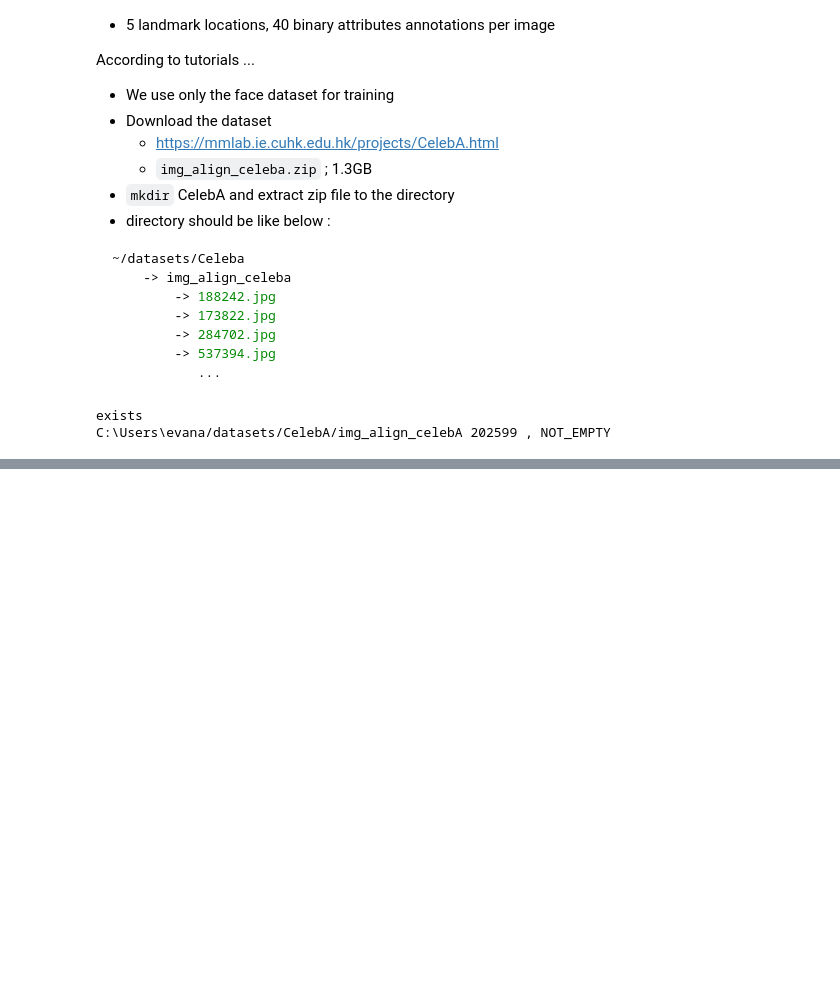
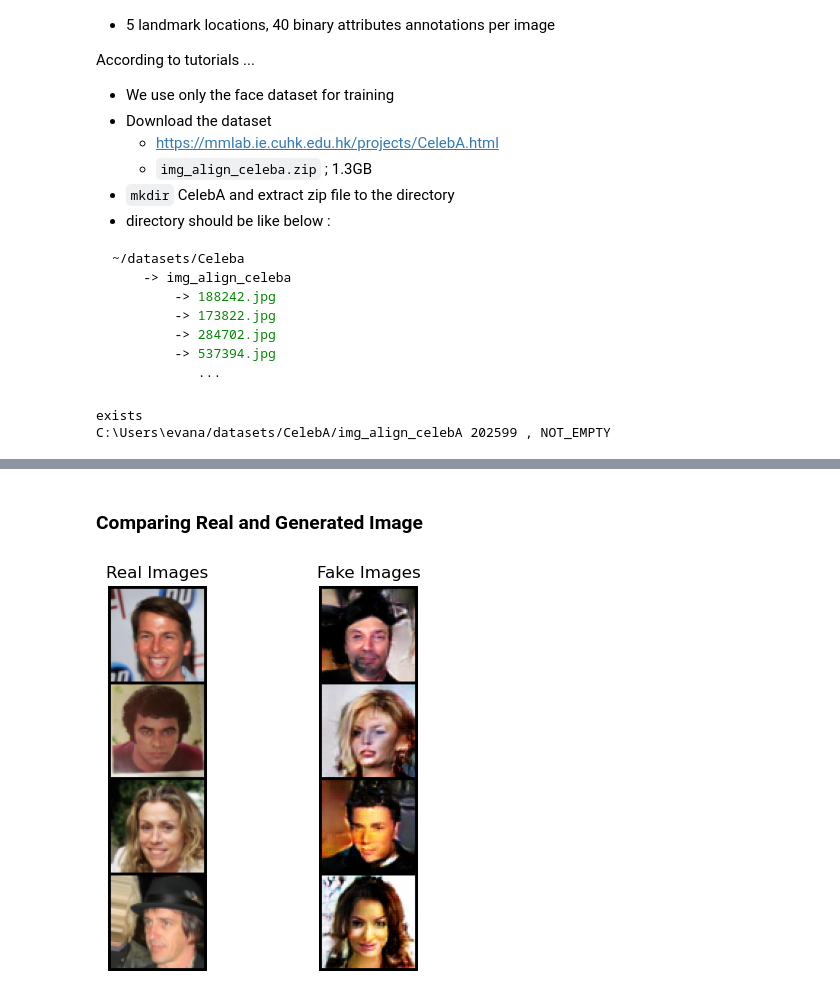
Before and after one commit to yuyunjae/deep-learning-practice, a Jupyter notebook: yebin/Tutorials/DCGAN_Tutorial.ipynb, the cells around one changed output, grey strips where cells are left out. Drawn from its saved outputs; the diff is of its cells as text; code cells hidden in the pictures; blank space fills up the shorter version.

```diff
--- a/yebin/Tutorials/DCGAN_Tutorial.ipynb
+++ b/yebin/Tutorials/DCGAN_Tutorial.ipynb
@@ -219,0 +589,21 @@ Check the image above !
+# %% [markdown]
+### Comparing Real and Generated Image
+# %%
+# Grab a batch of real images from the dataloader
+real_batch = next(iter(dataloader))
+
+# Plot the real images
+plt.figure(figsize=(5,5))
+plt.subplot(1,2,1)
+plt.axis("off")
+plt.title("Real Images")
+plt.imshow(np.transpose(utils.make_grid(real_batch[0].to(Device)[:4], nrow = 1 ,padding=2, normalize=True).cpu(),(1,2,0)))
+
+# Plot the fake images from the last epoch
+plt.subplot(1,2,2)
+plt.axis("off")
+plt.title("Fake Images")
+plt.imshow(np.transpose(img_list[-1],(1,2,0)))
+plt.show()
+# %% [output]
+[figure, added]
```
Also changed, not shown: parts of 28 cells of this notebook.
